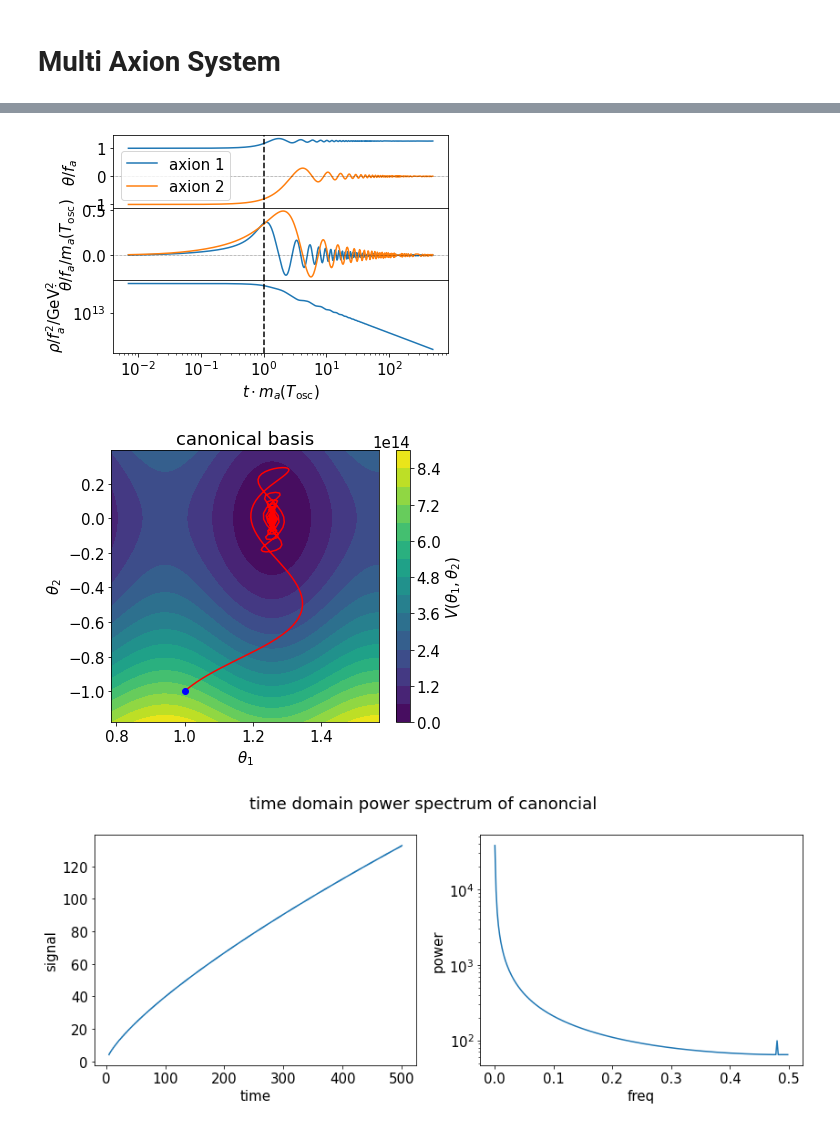
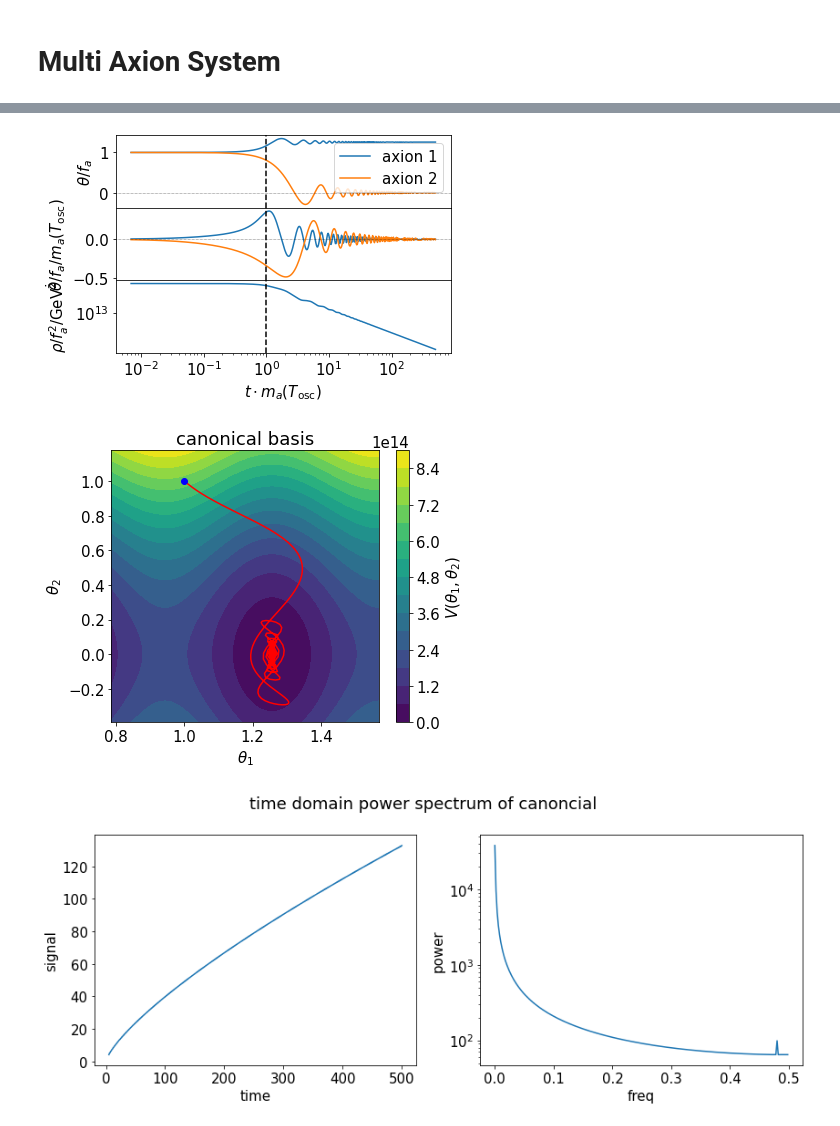
Before and after one commit to anna-jana/masters-project, a Jupyter notebook: transport_eq_in_time/multi_axion.ipynb, the cells around one changed output, grey strips where cells are left out. Cells and saved outputs as stored; diff of their text form; code cells hidden in the pictures.

```diff
--- a/transport_eq_in_time/multi_axion.ipynb
+++ b/transport_eq_in_time/multi_axion.ipynb
@@ -22,7 +22,7 @@ def sim_multi_axion(Q, Lambda, thetas0, H_inf=1e8, Gamma_inf=1e8, tmax_axion=8e2
     theta1s, theta2s, theta1_dots, theta2_dots = canoncial_states = axsol.sol(ts)
 
     plot_tools.plot_axion_field_evolution(multi_axion_field, (Q, Lambda), 1.0,
-        [(ts, canoncial_states)], show_steps=False, field_name="\\theta")
+        [(ts, canoncial_states)], show_steps=False, field_name="\\theta", show_derivative=False, show_energy=False)
     if save: plt.savefig(os.path.join(plotpath, "multi_axion_canonical_field_evolution.pdf"), bbox_inches="tight")
 
     plot_config_space_2d(ts, theta1s, theta2s, canonical_names[0], canonical_names[1],
@@ -41,7 +41,7 @@ sim_multi_axion(np.array([[1,1], [1, 0]]), 1e7**2 * np.array([1, 1e3]), [1, 1])
 [figure]
 # %%
-sim_multi_axion(np.array([[10,0], [0, 1]]), 1e7**2 * np.array([1, 1 + 10]), [1, -1], tmax_axion=5e2)
+sim_multi_axion(np.array([[10,0], [0, 1]]), 1e7**2 * np.array([1, 1 + 10]), [1, 1], tmax_axion=5e2)
 # %% [output]
-[figure, old version]
+[figure, new version]
-[figure, old version]
+[figure, new version]
 [figure]
```
Also changed, not shown: parts of 1 cell of this notebook, 4 other files.
